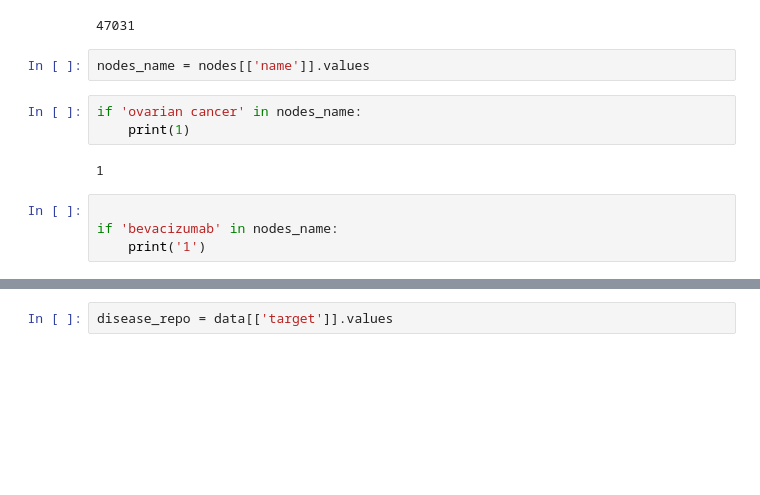
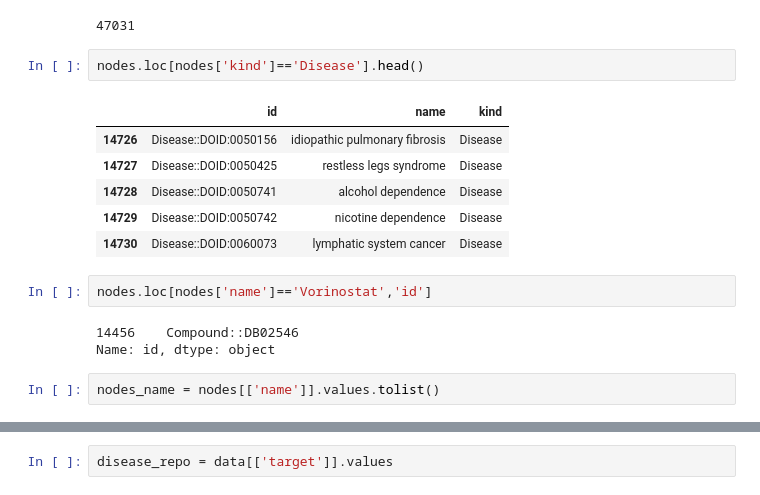
Before and after one commit to drugrelink/drugrelink, a Jupyter notebook: notebooks/RepurposeDB_data .ipynb, the cells around one changed output, grey strips where cells are left out. Drawn from its saved outputs; the diff is of its cells as text; blank space fills up the shorter version.

```diff
--- a/notebooks/RepurposeDB_data .ipynb
+++ b/notebooks/RepurposeDB_data .ipynb
@@ -54,14 +41,19 @@ nodes = pd.read_csv('/home/lxu/Downloads/integrate-master/data/nodes.tsv',sep =
 len(nodes)
 # %% [output]
 47031
+# %%
+nodes.loc[nodes['kind']=='Disease'].head()
+# %% [output]
+|  | id | name | kind |
+| 14726 | Disease::DOID:0050156 | idiopathic pulmonary fibrosis | Disease |
+| 14727 | Disease::DOID:0050425 | restless legs syndrome | Disease |
+| 14728 | Disease::DOID:0050741 | alcohol dependence | Disease |
+| 14729 | Disease::DOID:0050742 | nicotine dependence | Disease |
+| 14730 | Disease::DOID:0060073 | lymphatic system cancer | Disease |
+# %%
+nodes.loc[nodes['name']=='Vorinostat','id']
+# %% [output]
+14456    Compound::DB02546
+Name: id, dtype: object
 # %%
-nodes_name = nodes[['name']].values
+nodes_name = nodes[['name']].values.tolist()
-# %%
-if 'ovarian cancer' in nodes_name:
-    print(1)
-# %% [output]
-1
-# %%
-
-if 'bevacizumab' in nodes_name:
-    print('1')
```
Also changed, not shown: parts of 23 cells of this notebook, 5 other files.
